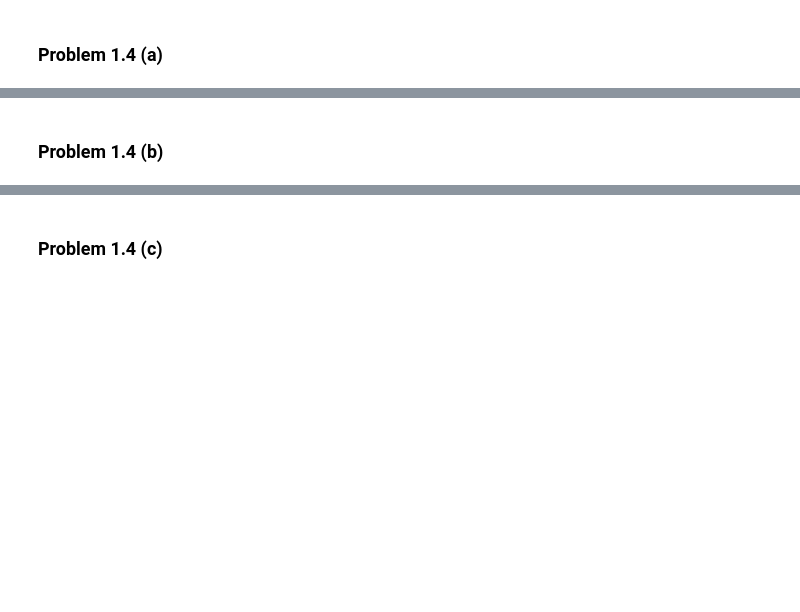
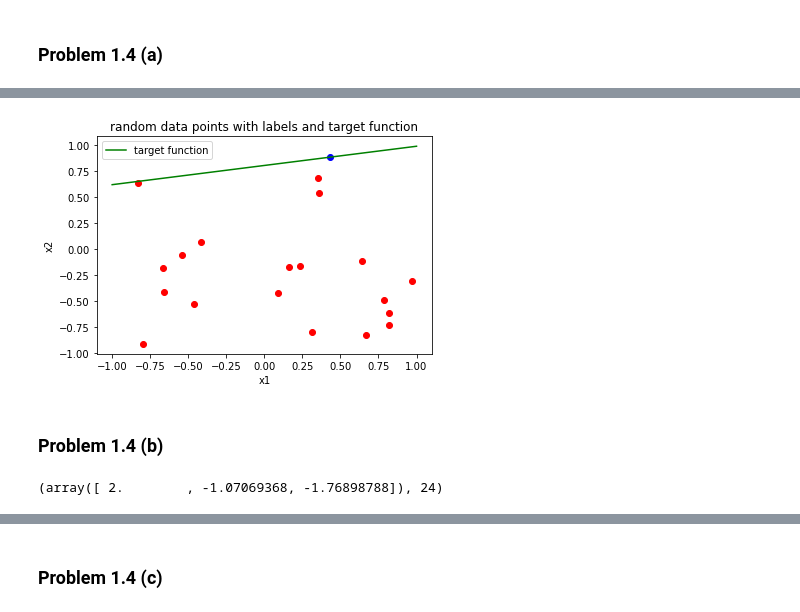
Before and after one commit to norhanreda/machine-learning-assignments, a Jupyter notebook: assignment1/assignment1-notebook.ipynb, the cells around one changed output, grey strips where cells are left out. Drawn from its saved outputs; the diff is of its cells as text; code cells hidden in the pictures; blank space fills up the shorter version.

```diff
--- a/assignment1/assignment1-notebook.ipynb
+++ b/assignment1/assignment1-notebook.ipynb
@@ -34,7 +158,19 @@ def flip_coin():
 ## Problem 1.4
 # %% [markdown]
 ### Problem 1.4 (a)
-# %%
-def generate_dataset():
-    # TODO: add dataset generation code
-    pass
+# %%
+def generate_dataset(n,d):
+    # TODO: add dataset generation code
+    weights =  np.random.uniform(-1, 1, (d+1))
+    # weights = np.empty((d + 1))
+    # weights[:d] = np.ones()
+    # weights[d] = -0.25  # Adjusted index to access the last element
+    x = np.empty((n, d+1))
+    x[:, 0] = 1 # for the bias term
+    x[:, 1:] = np.random.uniform(-1, 1, (n, d))
+    y=np.sign(np.dot(x,weights))
+    return x, y,weights
+
+
+
+print(generate_dataset(20,2))
@@ -41,2 +195,30 @@ def generate_dataset():
+# %%
+def plot_dataset(x, y,weightsi,weights=None,update=False):
+    for i in range(len(y)):
+        if y[i] == 1:
+            plt.plot(x[i,1], x[i,2], 'o',color='red')
+        else:
+            plt.plot(x[i,1], x[i,2], 'o',color='blue')
+
+    # plot the target function f(x)
+    x11 = np.linspace(-1,1,100)
+    x22 = (-x11*weightsi[1]-weightsi[0])/weightsi[2]
+    plt.plot(x11, x22,color='green', label='target function')
+    if(update):
+     x1 = np.linspace(-1,1,100)
+     x2 = (-x1*weights[1]-weights[0])/weights[2]
+     plt.plot(x1,x2,color='yellow',label='perceptron line')
+    # put legend on the plot
+    plt.legend()
+    # put labels on the plot
+    plt.xlabel('x1')
+    plt.ylabel('x2')
+    plt.title('random data points with labels and target function')
+    plt.show()
+
+x, y,wi = generate_dataset(20,2)
+plot_dataset(x, y,wi)
+# %% [output]
+[figure, added]
 # %% [markdown]
 ### Problem 1.4 (b)
@@ -46,2 +225,22 @@ def run_perceptron_learning():
+# %%
+def run_perceptron_learning(x,y,d):
+    # TODO: add perceptron learning algorithm code
+    w =  np.zeros(shape=(d + 1,))
+    num_of_updates = 0
+    while True:
+      m=0
+      for i in range(len(y)):
+         # print(y[i],x[i])
+         if y[i]* np.dot(w.T,x[i]) <= 0 :
+            w= w + y[i]*x[i]
+            m=m+1
+            num_of_updates +=1
+      if  m == 0:
+         break
+      # print(w)
+    return w,num_of_updates
+print(run_perceptron_learning(x,y,2))
+# %% [output]
+(array([ 2.        , -1.07069368, -1.76898788]), 24)
 # %%
 # TODO: add solution for the rest of the point
```
Also changed, not shown: parts of 29 cells of this notebook, 2 other files.
